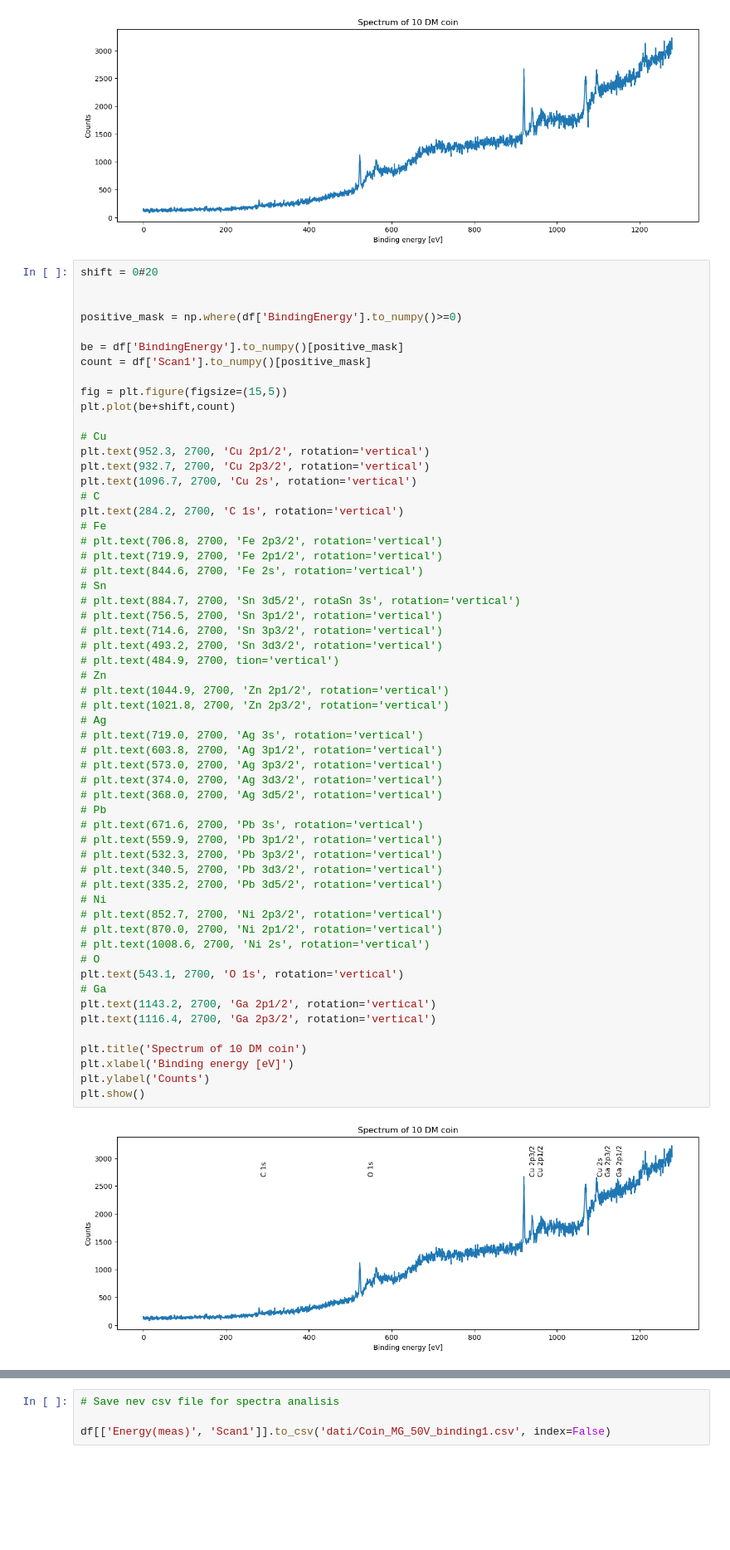
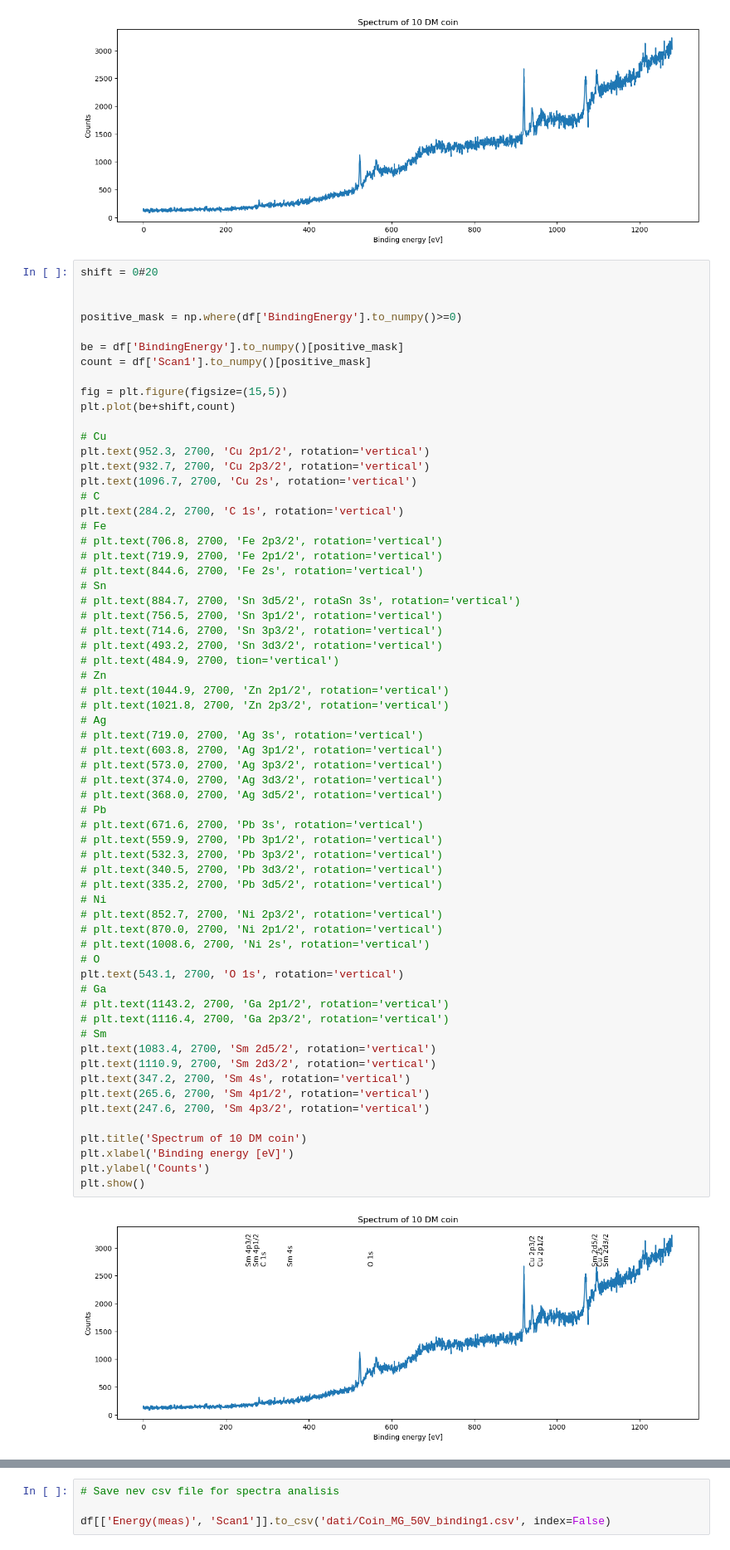
Before and after one commit to Nereumobu/advanced_lab_master, a Jupyter notebook: Ma_4/work_arpes_Coin_Al_50V.ipynb, the cells around one changed output, grey strips where cells are left out. Shown at 83% size. Saved outputs shown, nothing was run; the diff lists cells and outputs as text; blank space fills up the shorter version.

```diff
--- a/Ma_4/work_arpes_Coin_Al_50V.ipynb
+++ b/Ma_4/work_arpes_Coin_Al_50V.ipynb
@@ -137,36 +137,42 @@ plt.text(284.2, 2700, 'C 1s', rotation='vertical')
 # plt.text(493.2, 2700, 'Sn 3d3/2', rotation='vertical')
 # plt.text(484.9, 2700, tion='vertical')
 # Zn
 # plt.text(1044.9, 2700, 'Zn 2p1/2', rotation='vertical')
 # plt.text(1021.8, 2700, 'Zn 2p3/2', rotation='vertical')
 # Ag
 # plt.text(719.0, 2700, 'Ag 3s', rotation='vertical')
 # plt.text(603.8, 2700, 'Ag 3p1/2', rotation='vertical')
 # plt.text(573.0, 2700, 'Ag 3p3/2', rotation='vertical')
 # plt.text(374.0, 2700, 'Ag 3d3/2', rotation='vertical')
 # plt.text(368.0, 2700, 'Ag 3d5/2', rotation='vertical')
 # Pb
 # plt.text(671.6, 2700, 'Pb 3s', rotation='vertical')
 # plt.text(559.9, 2700, 'Pb 3p1/2', rotation='vertical')
 # plt.text(532.3, 2700, 'Pb 3p3/2', rotation='vertical')
 # plt.text(340.5, 2700, 'Pb 3d3/2', rotation='vertical')
 # plt.text(335.2, 2700, 'Pb 3d5/2', rotation='vertical')
 # Ni
 # plt.text(852.7, 2700, 'Ni 2p3/2', rotation='vertical')
 # plt.text(870.0, 2700, 'Ni 2p1/2', rotation='vertical')
 # plt.text(1008.6, 2700, 'Ni 2s', rotation='vertical')
 # O
 plt.text(543.1, 2700, 'O 1s', rotation='vertical')
 # Ga
-plt.text(1143.2, 2700, 'Ga 2p1/2', rotation='vertical')
-plt.text(1116.4, 2700, 'Ga 2p3/2', rotation='vertical')
+# plt.text(1143.2, 2700, 'Ga 2p1/2', rotation='vertical')
+# plt.text(1116.4, 2700, 'Ga 2p3/2', rotation='vertical')
+# Sm
+plt.text(1083.4, 2700, 'Sm 2d5/2', rotation='vertical')
+plt.text(1110.9, 2700, 'Sm 2d3/2', rotation='vertical')
+plt.text(347.2, 2700, 'Sm 4s', rotation='vertical')
+plt.text(265.6, 2700, 'Sm 4p1/2', rotation='vertical')
+plt.text(247.6, 2700, 'Sm 4p3/2', rotation='vertical')
 
 plt.title('Spectrum of 10 DM coin')
 plt.xlabel('Binding energy [eV]')
 plt.ylabel('Counts')
 plt.show()
 # %% [output]
-[figure, old version]
+[figure, new version]
 # %% [markdown]
 ### Value of fitted picks and parameters
 - Fermi energy 1477.6 +- 0.5 eV
```
Also changed, not shown: parts of 2 cells of this notebook, 5 other files.
